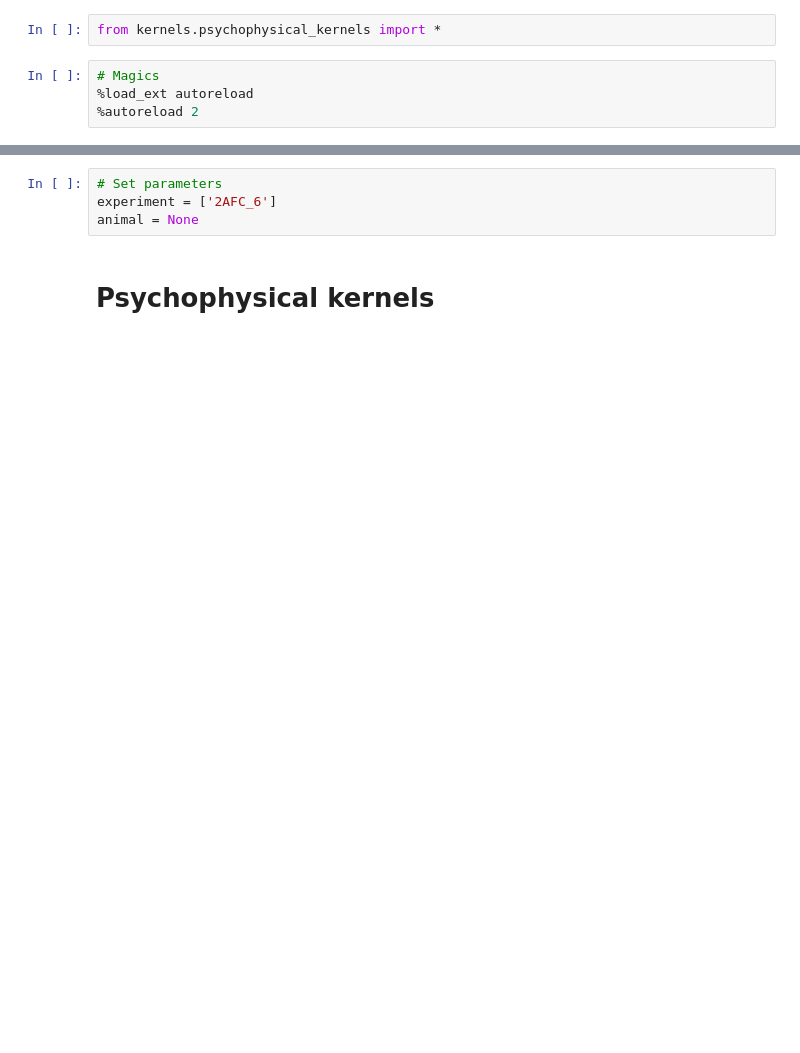
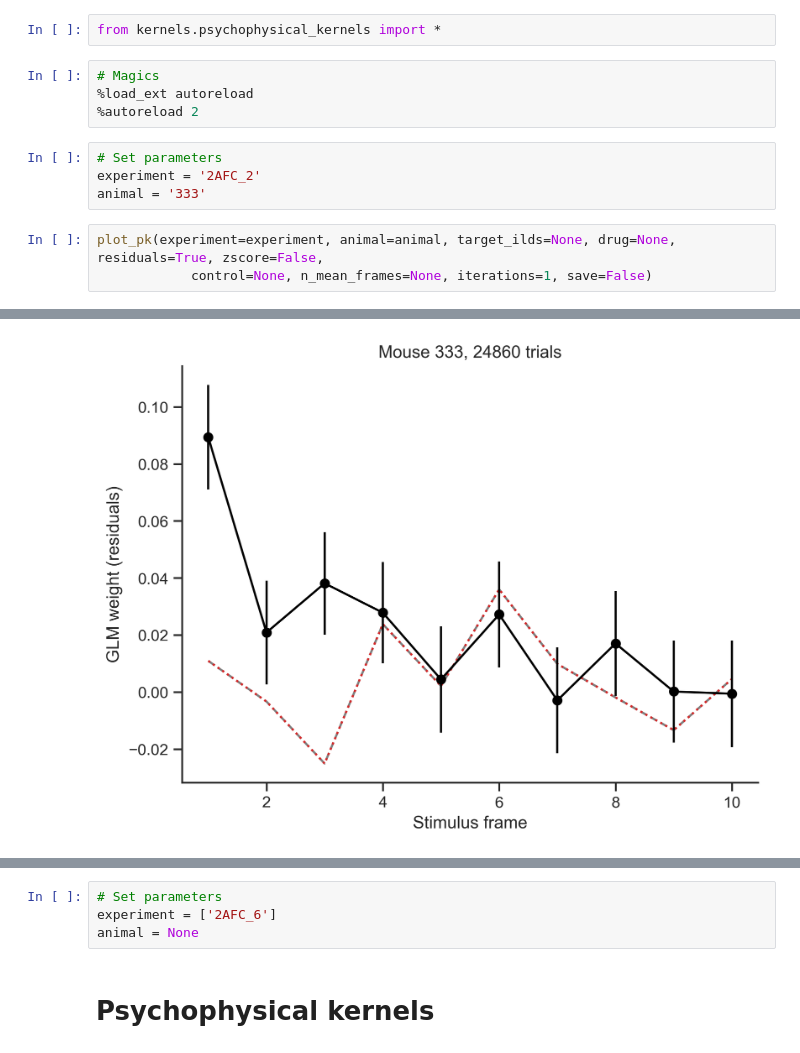
Before and after one commit to 3leni0n/PycharmProjects, a Jupyter notebook: kernels/notebook.ipynb, the cells around one changed output, grey strips where cells are left out. Cells and saved outputs as stored; diff of their text form; blank space fills up the shorter version.

```diff
--- a/kernels/notebook.ipynb
+++ b/kernels/notebook.ipynb
@@ -4,3 +4,11 @@ from kernels.psychophysical_kernels import *
 # Magics
 %load_ext autoreload
 %autoreload 2
+# %%
+# Set parameters
+experiment = '2AFC_2'
+animal = '333'
+# %%
+plot_pk(experiment=experiment, animal=animal, target_ilds=None, drug=None, residuals=True, zscore=False,
+            control=None, n_mean_frames=None, iterations=1, save=False)
+# %% [output]
@@ -6,0 +17 @@ from kernels.psychophysical_kernels import *
+[figure, added]
```
Also changed, not shown: parts of 4 cells of this notebook, 9 other files.
